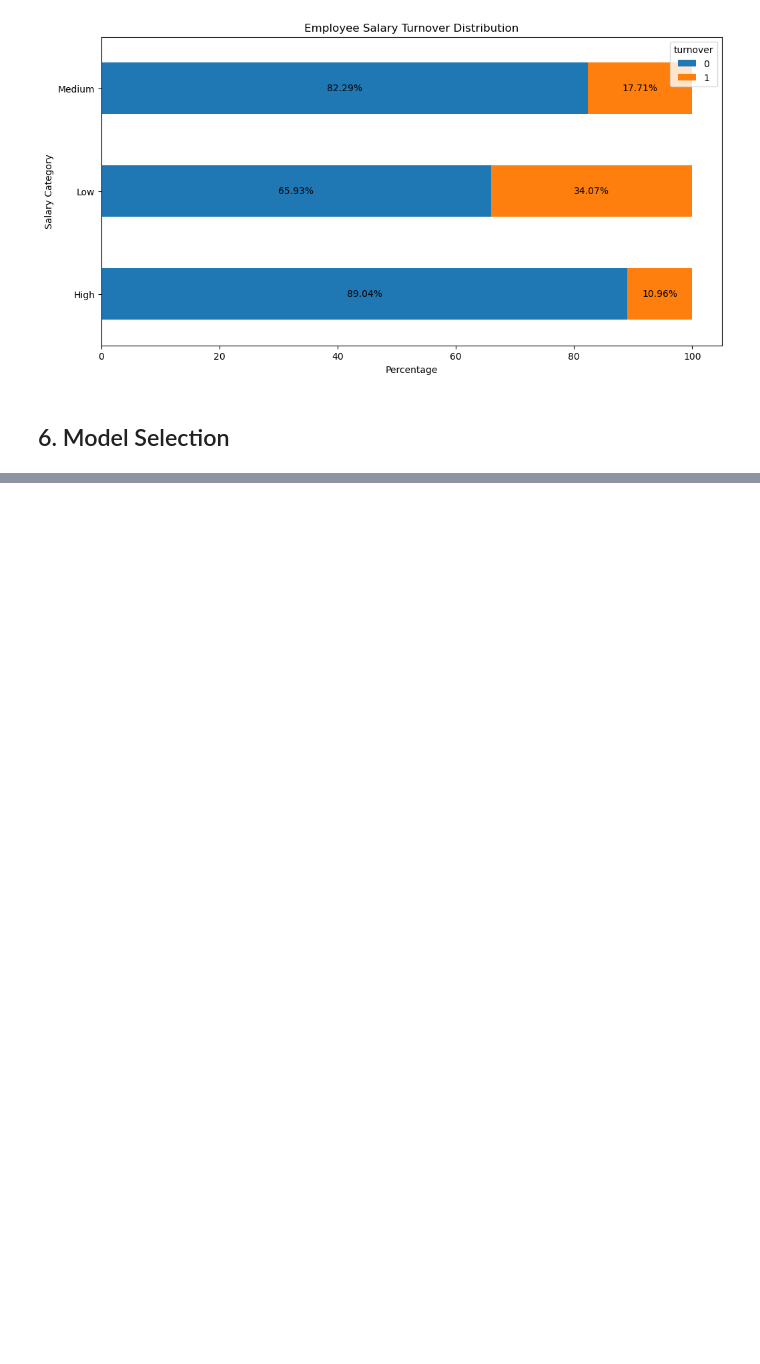
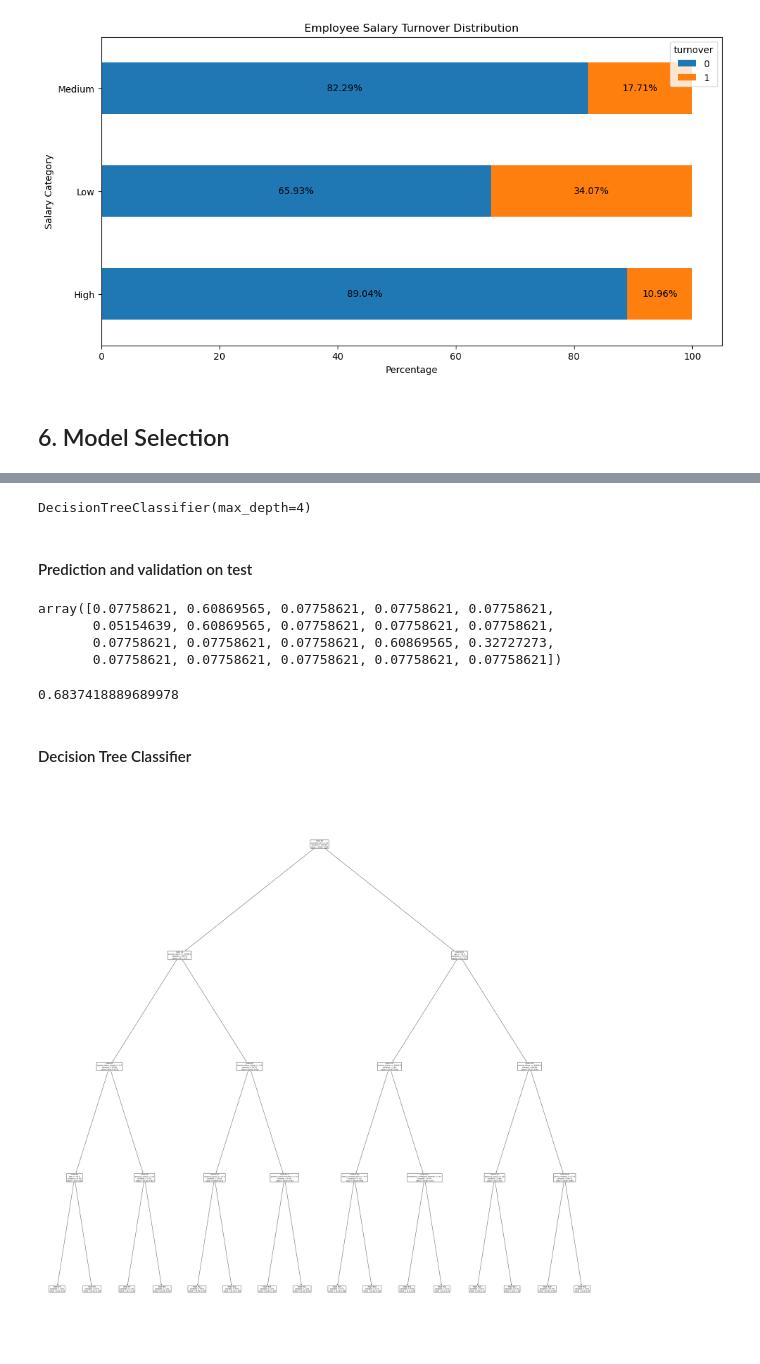
Before and after one commit to jalexisg/PDA-Data-Science-project, a Jupyter notebook: project.ipynb, the cells around one changed output, grey strips where cells are left out. Cells and saved outputs as stored; diff of their text form; code cells hidden in the pictures; blank space fills up the shorter version.

Commit message:
model selection and file created

```diff
--- a/project.ipynb
+++ b/project.ipynb
@@ -458,0 +507,3 @@ plt.show()
+# %%
+df_ml = pd.concat([cat_ohe,num], axis = 1)
+df_ml
@@ -458,0 +530,3 @@ plt.show()
+# %%
+x = df_ml.drop(columns='turnover')
+y = df_ml['turnover']
@@ -458,0 +535,4 @@ plt.show()
+# %%
+from sklearn.model_selection import train_test_split
+
+train_x, test_x, train_y, test_y = train_test_split(x, y, test_size = 0.3)
@@ -458,0 +541,44 @@ plt.show()
+# %%
+from sklearn.tree import DecisionTreeClassifier
+
+#Instancing
+ac = DecisionTreeClassifier(max_depth=4)
+
+#Training
+ac.fit(train_x,train_y)
+# %% [output]
+DecisionTreeClassifier(max_depth=4)
+# %% [markdown]
+#### Prediction and validation on test
+# %%
+# Prediction
+pred = ac.predict_proba(test_x)[:, 1]
+pred[:20]
+# %% [output]
+array([0.07758621, 0.60869565, 0.07758621, 0.07758621, 0.07758621,
+       0.05154639, 0.60869565, 0.07758621, 0.07758621, 0.07758621,
+       0.07758621, 0.07758621, 0.07758621, 0.60869565, 0.32727273,
+       0.07758621, 0.07758621, 0.07758621, 0.07758621, 0.07758621])
+# %%
+# Evaluation
+from sklearn.metrics import roc_auc_score
+
+roc_auc_score(test_y,pred)
+# %% [output]
+0.6837418889689978
+# %% [markdown]
+#### Decision Tree Classifier
+# %%
+from sklearn.tree import plot_tree
+
+plt.figure(figsize = (50,50))
+
+plot_tree(ac,
+          feature_names= test_x.columns,
+          impurity = False,
+          node_ids = True,
+          proportion = True,
+          rounded = True,
+          precision = 2);
+# %% [output]
+[figure, added]
```
Also changed, not shown: parts of 29 cells of this notebook, 1 other file.
